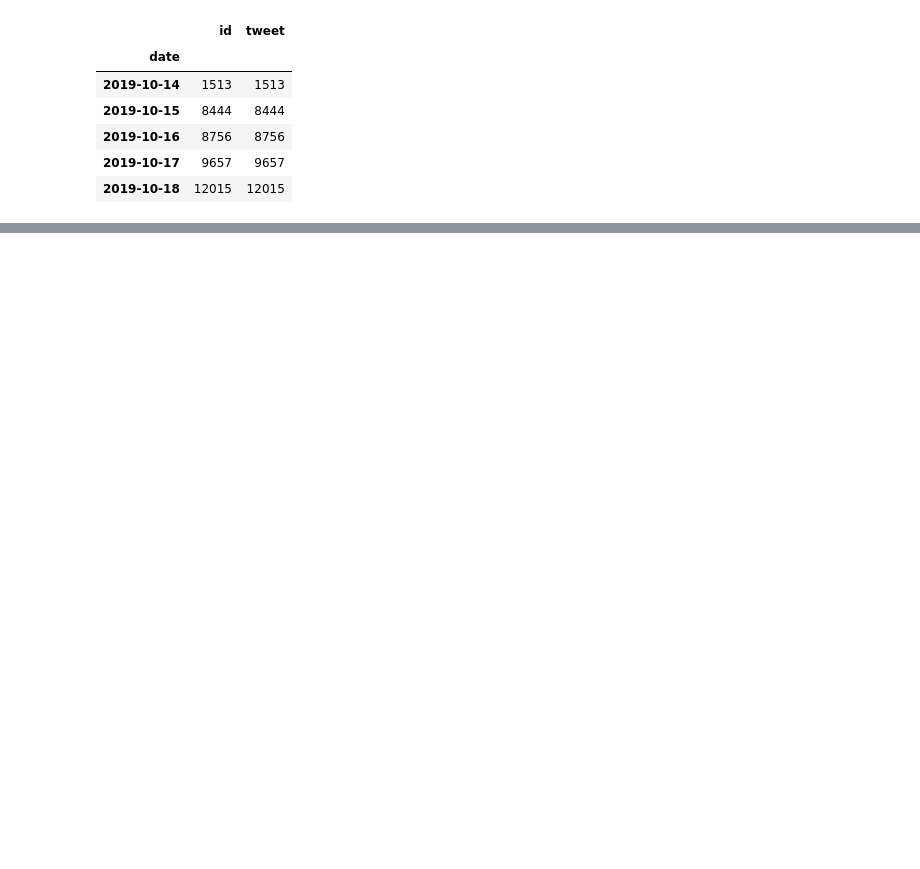
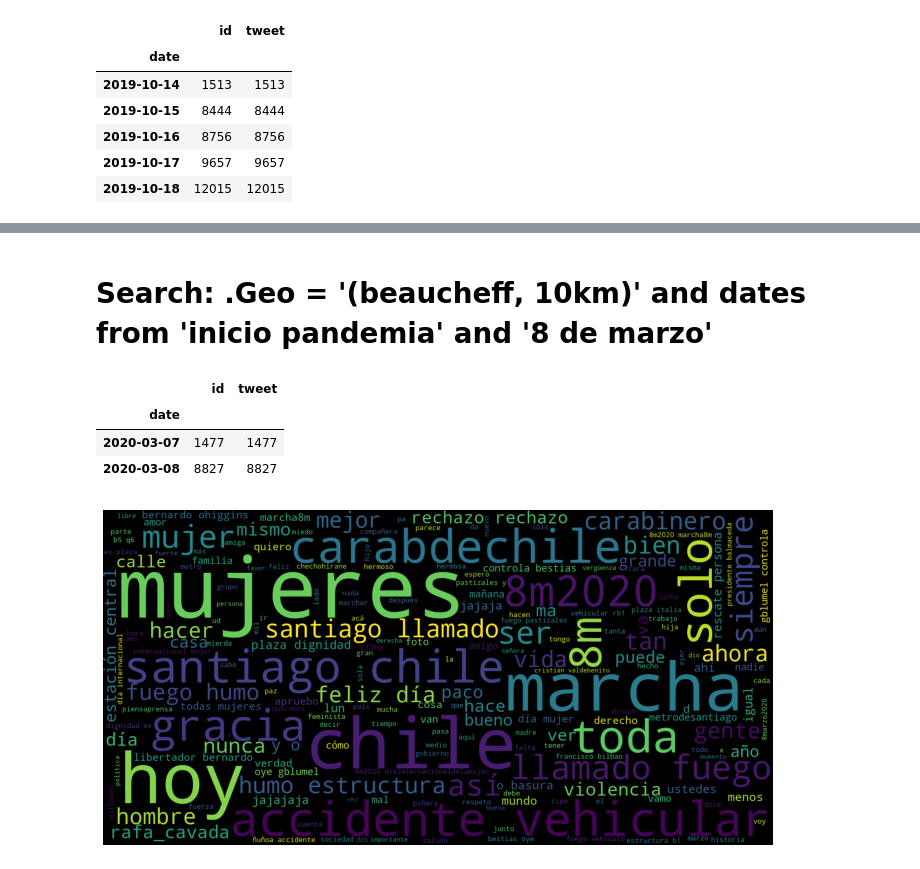
Before and after one commit to jignaciocastro8/data-project, a Jupyter notebook: tweets_data_review.ipynb, the cells around one changed output, grey strips where cells are left out. Saved outputs shown, nothing was run; the diff lists cells and outputs as text; code cells hidden in the pictures; blank space fills up the shorter version.

```diff
--- a/tweets_data_review.ipynb
+++ b/tweets_data_review.ipynb
@@ -82,0 +61,14 @@ plt.savefig('imgs/wordcloud_estallido.png')
+# %% [markdown]
+# **Search: .Geo = '(beaucheff, 10km)' and dates from 'inicio pandemia' and '8 de marzo'**
+# %%
+santiago_pandemia = pd.read_csv('data/santiago_inicio_pandemia.csv')[['id', 'date', 'tweet']]
+santiago_pandemia.groupby('date').count()
+# %% [output]
+|  | id | tweet |
+| date |  |  |
+| 2020-03-07 | 1477 | 1477 |
+| 2020-03-08 | 8827 | 8827 |
+# %%
+wordcloud_tweets(santiago_pandemia, 'imgs/wordcloud_santiago_8M.png')
+# %% [output]
+[figure, added]
```
Also changed, not shown: parts of 10 cells of this notebook, 11 other files.
